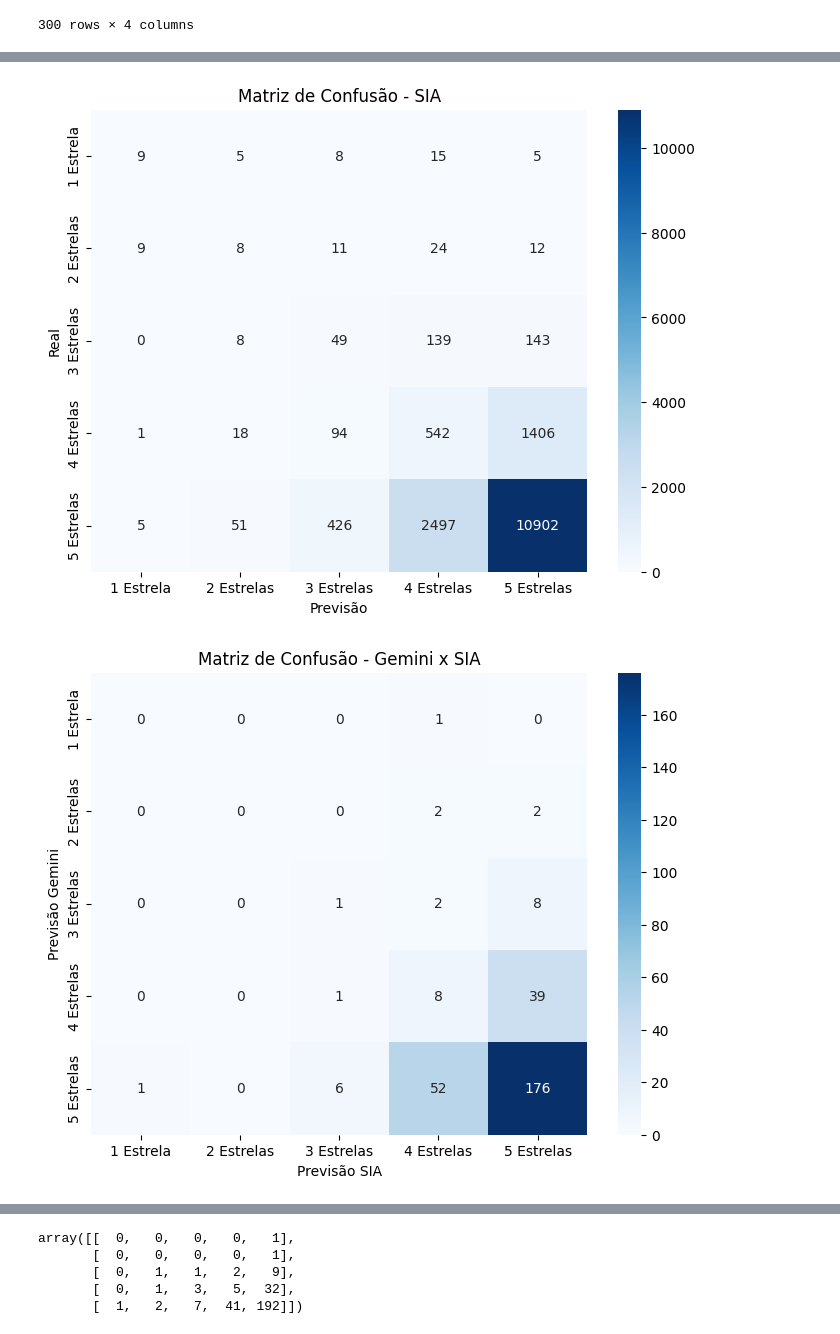
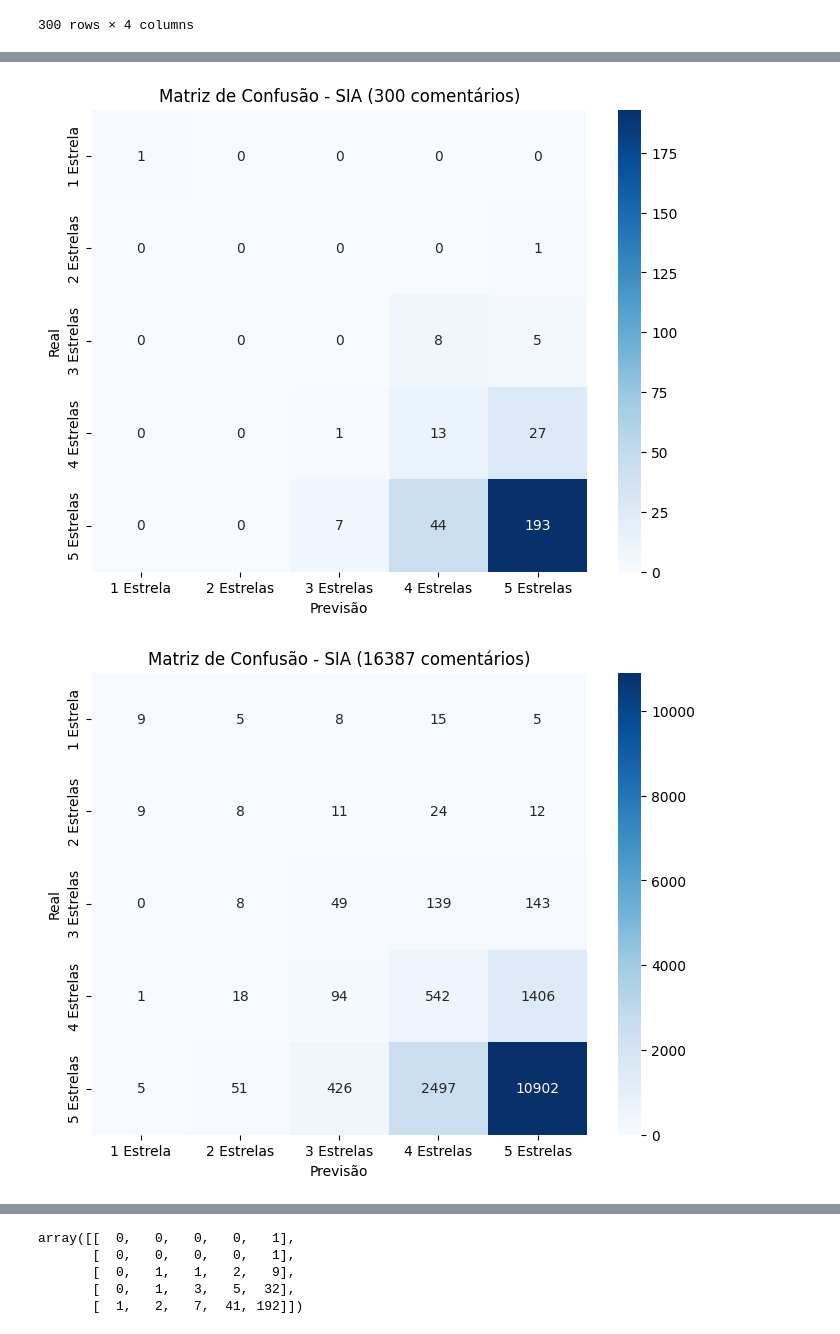
Before and after one commit to gusless/MachineLearning-SentimentAnalysis, a Jupyter notebook: code_folder/camaroes_gemini_vs_sia.ipynb, the cells around one changed output, grey strips where cells are left out. Cells and saved outputs as stored; diff of their text form; code cells hidden in the pictures.

Commit message:
add imagens e atualizando codigos

```diff
--- a/code_folder/camaroes_gemini_vs_sia.ipynb
+++ b/code_folder/camaroes_gemini_vs_sia.ipynb
@@ -136,22 +136,33 @@ all_star_labels = [1, 2, 3, 4, 5]
 
 # Matrizes de confusão
 cm_gemini = confusion_matrix(merged_df['Estrelas_Reais'], merged_df['Estrelas_Gemini'], labels=all_star_labels)
-cm_sia = confusion_matrix(stars['Estrelas'], stars_sia['Estrelas SIA'], labels=all_star_labels)
+cm_sia = confusion_matrix(merged_df['Estrelas_Reais'], merged_df['Estrelas_SIA'], labels=all_star_labels)
+cm_sia_all = confusion_matrix(stars['Estrelas'], stars_sia['Estrelas SIA'], labels=all_star_labels)
 cm_sia_x_gemini = confusion_matrix(merged_df['Estrelas_Gemini'], merged_df['Estrelas_SIA'], labels=all_star_labels)
 
+sia_filtered = sia[sia['Index'].isin(gemini['Número do Comentário'])]
+
+cm_sia_filtered = confusion_matrix(
+    sia_filtered['Estrelas'],
+    sia_filtered['Estrelas SIA'],
+    labels=all_star_labels
+)
 
 # Acurácia para o Gemini e SIA
 acc_gemini = accuracy_score(merged_df['Estrelas_Reais'], merged_df['Estrelas_Gemini'])
-acc_sia = accuracy_score(stars['Estrelas'], stars_sia['Estrelas SIA'])
+acc_sia = accuracy_score(merged_df['Estrelas_Reais'],merged_df['Estrelas_SIA'])
+acc_sia_all = accuracy_score(stars['Estrelas'], stars_sia['Estrelas SIA'])
 acc_sia_x_gemini = accuracy_score(merged_df['Estrelas_Gemini'],merged_df['Estrelas_SIA'])
 
 print("\nAcurácia - Gemini:", acc_gemini)
 print("Acurácia - SIA:", acc_sia)
+print("Acurácia - SIA - Todas:", acc_sia_all)
 print("Acurácia - Gemini x SIA:", acc_sia_x_gemini)
 
 # Outras métricas de classificação (precisão, recall, F1-score)
 print("\nRelatório de Classificação - Gemini:\n", classification_report(merged_df['Estrelas_Reais'], merged_df['Estrelas_Gemini'], zero_division=1))
 print("\nRelatório de Classificação - SIA:\n", classification_report(merged_df['Estrelas_Reais'], merged_df['Estrelas_SIA'], zero_division=1))
+print("\nRelatório de Classificação - SIA - Todas:\n", classification_report(stars['Estrelas'], stars_sia['Estrelas SIA'], zero_division=1))
 print("\nRelatório de Classificação - Gemini x SIA:\n", classification_report(merged_df['Estrelas_Gemini'],merged_df['Estrelas_SIA'], zero_division=1))
 # %% [output]
 Acurácia - Gemini: 0.66
@@ -185,13 +196,17 @@ def plot_confusion_matrix(cm, labels, title, eixox, eixoy):
 star_labels = ['1 Estrela', '2 Estrelas', '3 Estrelas', '4 Estrelas', '5 Estrelas']
 
 # Plotar a matriz de confusão para o Gemini
-plot_confusion_matrix(cm_gemini, star_labels, 'Matriz de Confusão - Gemini', "Previsão", "Real")
+plot_confusion_matrix(cm_gemini, star_labels, f'Matriz de Confusão - Gemini ({len(gemini)} comentários)', "Previsão", "Real")
 print("\n")
 
-# Plotar a matriz de confusão para o SIA
-plot_confusion_matrix(cm_sia, star_labels, 'Matriz de Confusão - SIA', "Previsão", "Real")
+# Plotar a matriz de confusão pelo SIA (mesmos comentarios do gemini)
+plot_confusion_matrix(cm_sia_filtered, star_labels, f'Matriz de Confusão - SIA ({len(gemini)} comentários)', "Previsão", "Real")
+print("\n")
+
+# Plotar a matriz de confusão para tudo do SIA
+plot_confusion_matrix(cm_sia_all, star_labels, f'Matriz de Confusão - SIA ({len(sia)} comentários)', "Previsão", "Real")
 print("\n")
 
 # Plotar a matriz de confusão do Gemini x SIA
-plot_confusion_matrix(cm_sia_x_gemini, star_labels, 'Matriz de Confusão - Gemini x SIA', "Previsão SIA", "Previsão Gemini")
+plot_confusion_matrix(cm_sia_x_gemini, star_labels, f'Matriz de Confusão - Gemini x SIA ({len(gemini)} comentários)', "Previsão SIA", "Previsão Gemini")
 # %% [output]
@@ -199,2 +214,2 @@ plot_confusion_matrix(cm_sia_x_gemini, star_labels, 'Matriz de Confusão - Gemin
-[figure, old version]
+[figure, new version]
-[figure, old version]
+[figure, new version]
```
Also changed, not shown: parts of 3 cells of this notebook, 5 other files.
